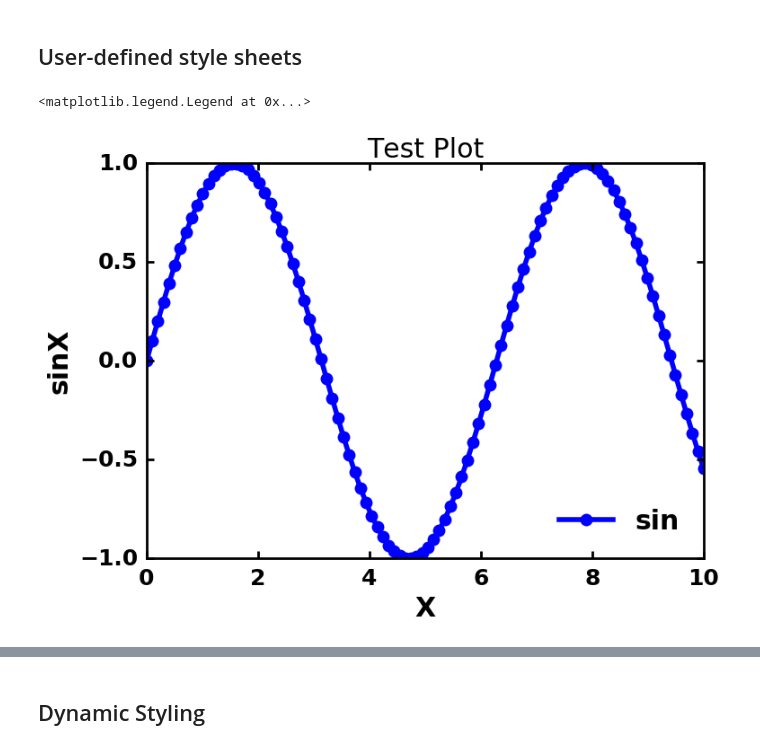
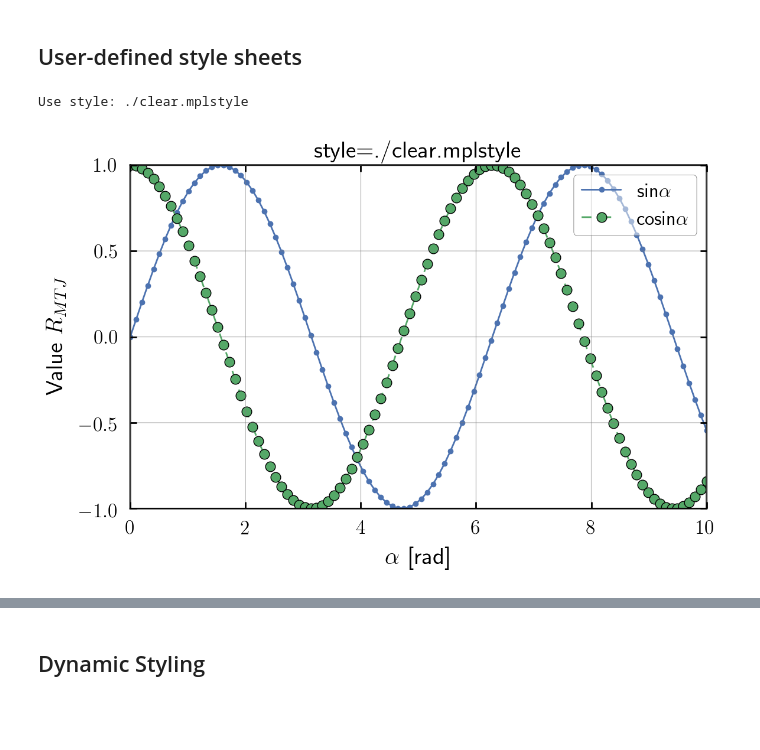
Before and after one commit to minhhaiphys/python-notes, a Jupyter notebook: matplotlib_styles/demo_matplotlib_style.ipynb, the cells around one changed output, grey strips where cells are left out. Drawn from its saved outputs; the diff is of its cells as text; code cells hidden in the pictures; blank space fills up the shorter version.

```diff
--- a/matplotlib_styles/demo_matplotlib_style.ipynb
+++ b/matplotlib_styles/demo_matplotlib_style.ipynb
@@ -26,13 +48,7 @@ plt.legend(['sin'])
 # %% [markdown]
 ## User-defined style sheets ##
-# %%
-plt.style.use('./publication_01.mplstyle')
-# plt.style.use('./investigation_01.mplstyle')
-plt.plot(x,y)
-plt.title('Test Plot')
-plt.xlabel("X")
-plt.ylabel("sinX")
-plt.legend(['sin'], loc="lower right")
-# %% [output]
-<matplotlib.legend.Legend at 0x...>
-[figure, removed]
+# %%
+plot('./clear.mplstyle')
+# %% [output]
+Use style: ./clear.mplstyle
+[figure, added]
```
Also changed, not shown: parts of 7 cells of this notebook, 4 other files.
